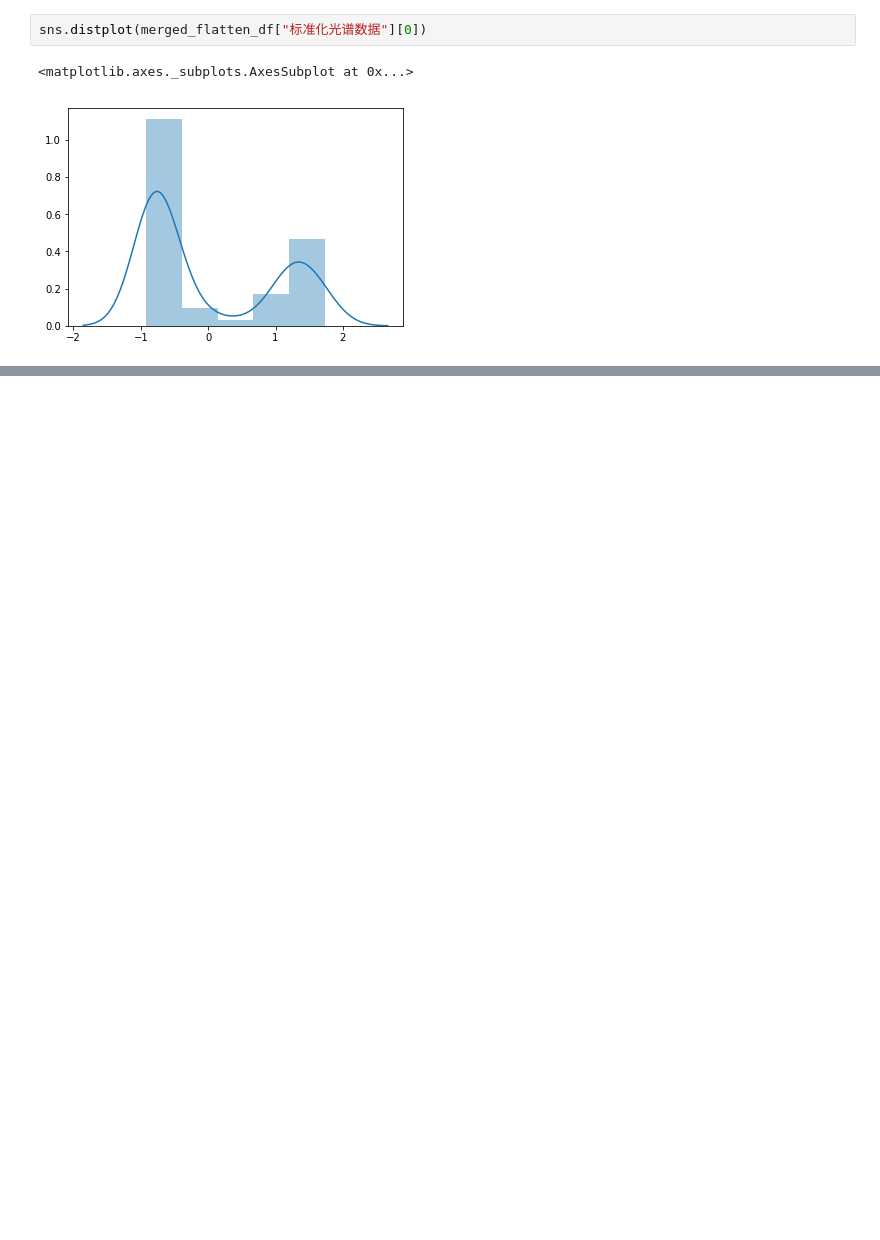
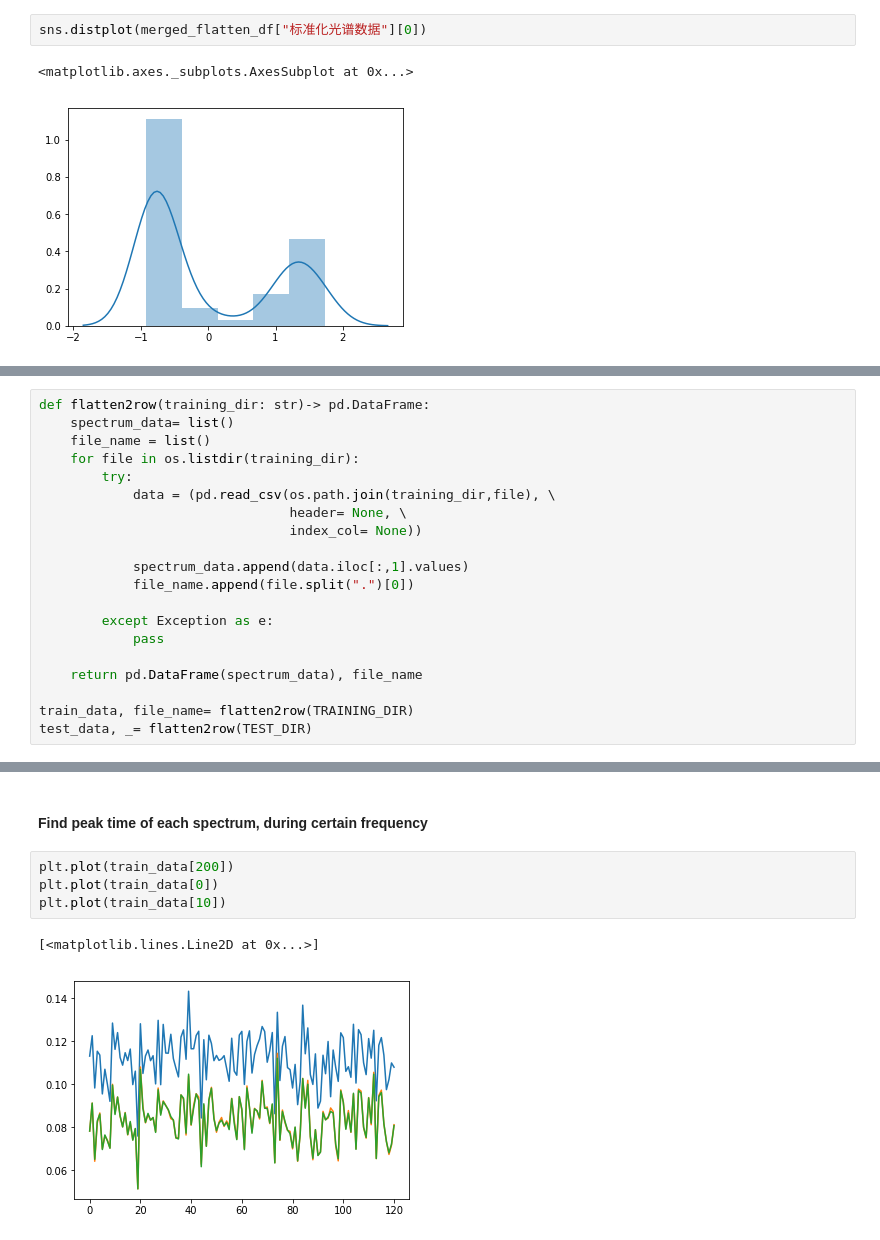
Before and after one commit to Chloejay/spectral_classifier, a Jupyter notebook: spectral_analysis.ipynb, the cells around one changed output, grey strips where cells are left out. Cells and saved outputs as stored; diff of their text form; blank space fills up the shorter version.

```diff
--- a/spectral_analysis.ipynb
+++ b/spectral_analysis.ipynb
@@ -139,0 +127,20 @@ sns.distplot(merged_flatten_df["标准化光谱数据"][0])
+# %%
+def flatten2row(training_dir: str)-> pd.DataFrame:
+    spectrum_data= list()
+    file_name = list()
+    for file in os.listdir(training_dir):
+        try:
+            data = (pd.read_csv(os.path.join(training_dir,file), \
+                                header= None, \
+                                index_col= None))
+
+            spectrum_data.append(data.iloc[:,1].values)
+            file_name.append(file.split(".")[0])
+
+        except Exception as e:
+            pass
+
+    return pd.DataFrame(spectrum_data), file_name
+
+train_data, file_name= flatten2row(TRAINING_DIR)
+test_data, _= flatten2row(TEST_DIR)
@@ -139,0 +154,9 @@ sns.distplot(merged_flatten_df["标准化光谱数据"][0])
+# %% [markdown]
+#### Find peak time of each spectrum, during certain frequency
+# %%
+plt.plot(train_data[200])
+plt.plot(train_data[0])
+plt.plot(train_data[10])
+# %% [output]
+[<matplotlib.lines.Line2D at 0x...>]
+[figure, added]
```
Also changed, not shown: parts of 32 cells of this notebook, 5 other files.
